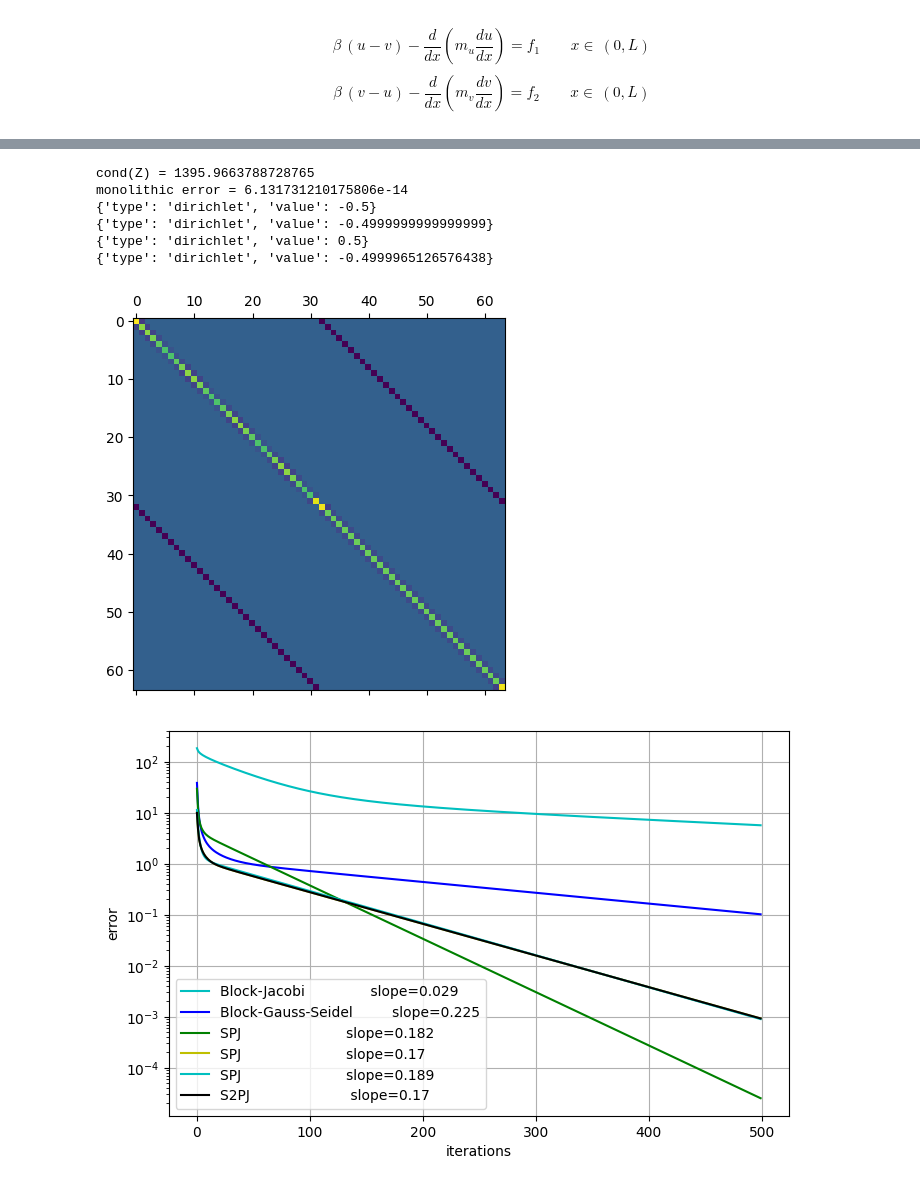
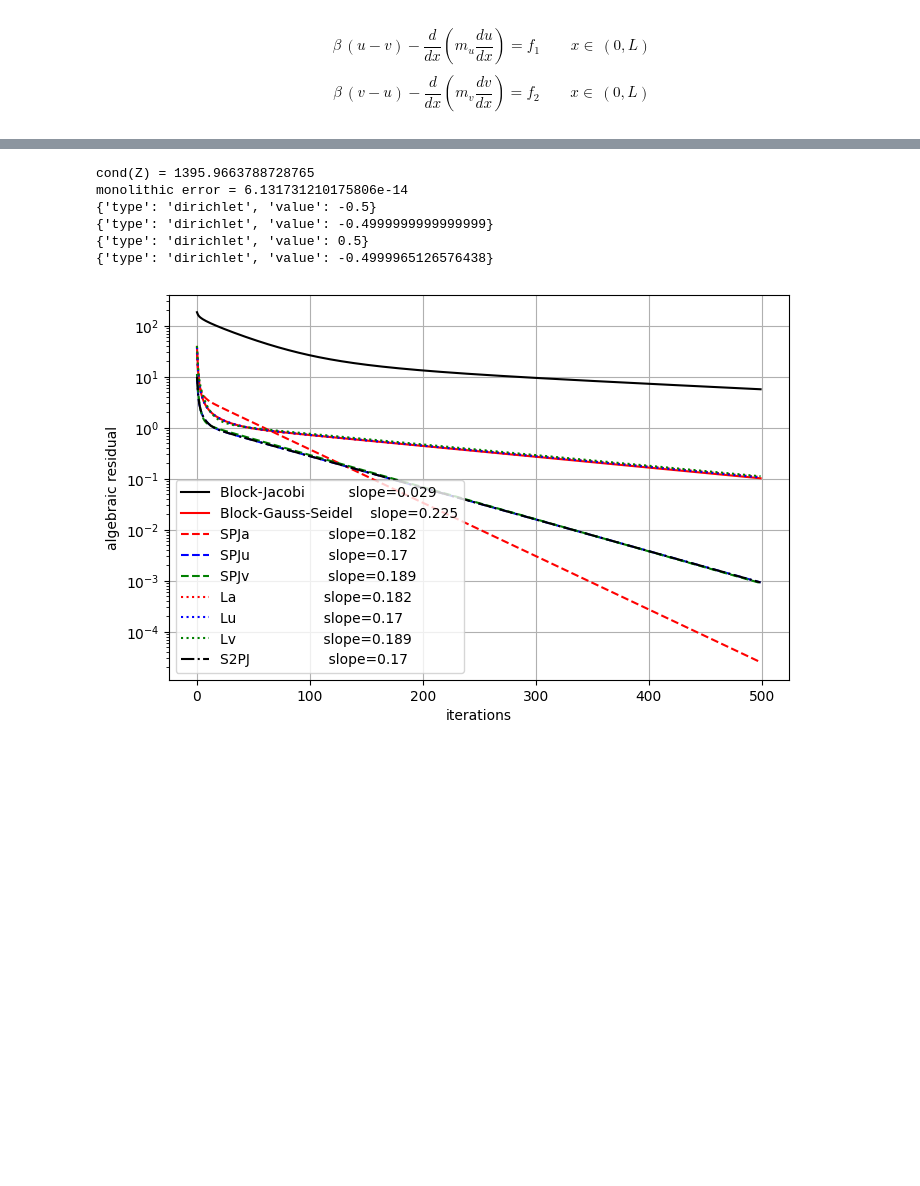
Before and after one commit to multiform-UoN/splittingschemes, a Jupyter notebook: python/fvm1D_dualPorosity.ipynb, the cells around one changed output, grey strips where cells are left out. Saved outputs shown, nothing was run; the diff lists cells and outputs as text; code cells hidden in the pictures; blank space fills up the shorter version.

```diff
--- a/python/fvm1D_dualPorosity.ipynb
+++ b/python/fvm1D_dualPorosity.ipynb
@@ -313,6 +338,9 @@ u_SPJa, v_SPJa, res_SPJa, nitfinal_SPJa = mylib.method_ShurPartialJacobi(    A,
 u_SPJu, v_SPJu, res_SPJu, nitfinal_SPJu = mylib.method_ShurPartialJacobi(    A, B, C, D, f1, f2, nit_max, toll, type='shur_on_u')
 u_SPJv, v_SPJv, res_SPJv, nitfinal_SPJv = mylib.method_ShurPartialJacobi(    A, B, C, D, f1, f2, nit_max, toll, type='shur_on_v')
 u_S2PJ, v_S2PJ, res_S2PJ, nitfinal_S2PJ = mylib.method_ShurDualPartialJacobi(A, B, C, D, f1, f2, nit_max, toll)
+u_La,   v_La,   res_La,   nitfinal_La   = mylib.method_Lscheme(A, B, C, D, f1, f2, nit_max, toll, type="both",   L=1.5)
+u_Lu,   v_Lu,   res_Lu,   nitfinal_Lu   = mylib.method_Lscheme(A, B, C, D, f1, f2, nit_max, toll, type="L_on_u", L=1.5)
+u_Lv,   v_Lv,   res_Lv,   nitfinal_Lv   = mylib.method_Lscheme(A, B, C, D, f1, f2, nit_max, toll, type="L_on_v", L=1.5)
 
 Z = Z.toarray()
 mats = [A.toarray(), B.toarray(), C.toarray(), D.toarray()]
@@ -320,61 +348,70 @@ mats_names = ['A','B','C','D']
 
 print("cond(Z) =", np.linalg.cond(Z))
 print(f"monolithic error = {np.linalg.norm(f-np.dot(Z, sol))}")
 print(leftBC_u)
 print(rightBC_u)
 print(leftBC_v)
 print(rightBC_v)
 
 
-plt.matshow(Z, aspect='equal')
+# plt.matshow(Z, aspect='equal')
 
 plt.figure(figsize=(8,5), dpi=100)
 nn = 5
-plt.semilogy(res_BJ,   'c-', label=f"Block-Jacobi               slope={np.round(-mylib.slope(res_BJ[:nn]), 3)}")
-plt.semilogy(res_BGS,  'b-', label=f"Block-Gauss-Seidel         slope={np.round(-mylib.slope(res_BGS[:nn]), 3)}")
-plt.semilogy(res_SPJa, 'g-', label=f"SPJa                       slope={np.round(-mylib.slope(res_SPJa[:nn]), 3)}", markersize=10)
-plt.semilogy(res_SPJu, 'y-', label=f"SPJu                       slope={np.round(-mylib.slope(res_SPJu[:nn]), 3)}", markersize=10)
-plt.semilogy(res_SPJv, 'c-', label=f"SPJv                       slope={np.round(-mylib.slope(res_SPJv[:nn]), 3)}", markersize=10)
-plt.semilogy(res_S2PJ, 'k-', label=f"S2PJ                       slope={np.round(-mylib.slope(res_S2PJ[:nn]), 3)}")
+plt.semilogy(res_BJ,   'k',linestyle='solid',   label=f"Block-Jacobi          slope={np.round(-mylib.slope(res_BJ[:nn]), 3)}")
+plt.semilogy(res_BGS,  'r',linestyle='solid',   label=f"Block-Gauss-Seidel    slope={np.round(-mylib.slope(res_BGS[:nn]), 3)}")
+plt.semilogy(res_SPJa, 'r',linestyle='dashed',  label=f"SPJa                  slope={np.round(-mylib.slope(res_SPJa[:nn]), 3)}")
+plt.semilogy(res_SPJu, 'b',linestyle='dashed',  label=f"SPJu                  slope={np.round(-mylib.slope(res_SPJu[:nn]), 3)}")
+plt.semilogy(res_SPJv, 'g',linestyle='dashed',  label=f"SPJv                  slope={np.round(-mylib.slope(res_SPJv[:nn]), 3)}")
+plt.semilogy(res_La,   'r',linestyle='dotted',  label=f"La                    slope={np.round(-mylib.slope(res_SPJa[:nn]), 3)}")
+plt.semilogy(res_Lu,   'b',linestyle='dotted',  label=f"Lu                    slope={np.round(-mylib.slope(res_SPJu[:nn]), 3)}")
+plt.semilogy(res_Lv,   'g',linestyle='dotted',  label=f"Lv                    slope={np.round(-mylib.slope(res_SPJv[:nn]), 3)}")
+plt.semilogy(res_S2PJ, 'k',linestyle='dashdot', label=f"S2PJ                  slope={np.round(-mylib.slope(res_S2PJ[:nn]), 3)}", markersize=10)
 plt.legend()
 plt.grid()
 plt.xlabel('iterations')
-plt.ylabel('error')
-# plt.savefig('figures/error1.pdf')
+plt.ylabel('algebraic residual')
+plt.savefig('figures/dualporosity_aresidual.pdf')
 
-fig, axs = plt.subplots(2, 1, figsize=(8,4), dpi=100, sharex=True)
-axs[0].plot(x, mylib.fvm_reconstruct_1D(u),      label='monolithic')
-axs[0].plot(x, mylib.fvm_reconstruct_1D(u_BJ),   label='BJ')
-axs[0].plot(x, mylib.fvm_reconstruct_1D(u_BGS),  label='BGS')
-axs[0].plot(x, mylib.fvm_reconstruct_1D(u_SPJa), label='SPJa')
-axs[0].plot(x, mylib.fvm_reconstruct_1D(u_SPJu), label='SPJu')
-axs[0].plot(x, mylib.fvm_reconstruct_1D(u_SPJv), label='SPJv')
-axs[0].plot(x, mylib.fvm_reconstruct_1D(u_S2PJ), label='S2PJ')
-axs[0].plot(xfine, u_sol(xfine, kwargs), 'k-.',  label=r'$u(x)$')
-axs[0].set_ylabel(r'$u$')
+# fig, axs = plt.subplots(2, 1, figsize=(8,4), dpi=100, sharex=True)
+# axs[0].plot(x, mylib.fvm_reconstruct_1D(u),      label='monolithic')
+# axs[0].plot(x, mylib.fvm_reconstruct_1D(u_BJ),   label='BJ')
+# axs[0].plot(x, mylib.fvm_reconstruct_1D(u_BGS),  label='BGS')
+# axs[0].plot(x, mylib.fvm_reconstruct_1D(u_SPJa), label='SPJa')
+# axs[0].plot(x, mylib.fvm_reconstruct_1D(u_SPJu), label='SPJu')
+# axs[0].plot(x, mylib.fvm_reconstruct_1D(u_SPJv), label='SPJv')
+# axs[0].plot(x, mylib.fvm_reconstruct_1D(u_La),   label='La')
+# axs[0].plot(x, mylib.fvm_reconstruct_1D(u_Lu),   label='Lu')
+# axs[0].plot(x, mylib.fvm_reconstruct_1D(u_Lv),   label='Lv')
+# axs[0].plot(x, mylib.fvm_reconstruct_1D(u_S2PJ), label='S2PJ')
+# axs[0].plot(xfine, u_sol(xfine, kwargs), 'k-.',  label=r'$u(x)$')
+# axs[0].set_ylabel(r'$u$')
 
-axs[1].plot(x, mylib.fvm_reconstruct_1D(v),      label='monolithic')
-axs[1].plot(x, mylib.fvm_reconstruct_1D(v_BJ),   label='BJ')
-axs[1].plot(x, mylib.fvm_reconstruct_1D(v_BGS),  label='BGS')
-axs[1].plot(x, mylib.fvm_reconstruct_1D(v_SPJa), label='SPJa')
-axs[1].plot(x, mylib.fvm_reconstruct_1D(v_SPJu), label='SPJu')
-axs[1].plot(x, mylib.fvm_reconstruct_1D(v_SPJv), label='SPJv')
-axs[1].plot(x, mylib.fvm_reconstruct_1D(v_S2PJ), label='S2PJ')
-axs[1].plot(xfine, v_sol(xfine, kwargs), 'k-.',  label=r'$v(x)$')
-axs[1].set_xlabel(r'$x$')
-axs[1].set_ylabel(r'$v$')
+# axs[1].plot(x, mylib.fvm_reconstruct_1D(v),      label='monolithic')
+# axs[1].plot(x, mylib.fvm_reconstruct_1D(v_BJ),   label='BJ')
+# axs[1].plot(x, mylib.fvm_reconstruct_1D(v_BGS),  label='BGS')
+# axs[1].plot(x, mylib.fvm_reconstruct_1D(v_SPJa), label='SPJa')
+# axs[1].plot(x, mylib.fvm_reconstruct_1D(v_SPJu), label='SPJu')
+# axs[1].plot(x, mylib.fvm_reconstruct_1D(v_SPJv), label='SPJv')
+# axs[1].plot(x, mylib.fvm_reconstruct_1D(v_La),   label='La')
+# axs[1].plot(x, mylib.fvm_reconstruct_1D(v_Lu),   label='Lu')
+# axs[1].plot(x, mylib.fvm_reconstruct_1D(v_Lv),   label='Lv')
+# axs[1].plot(x, mylib.fvm_reconstruct_1D(v_S2PJ), label='S2PJ')
+# axs[1].plot(xfine, v_sol(xfine, kwargs), 'k-.',  label=r'$v(x)$')
+# axs[1].set_xlabel(r'$x$')
+# axs[1].set_ylabel(r'$v$')
 
 for val in axs:
     val.grid()
 axs[0].legend()
+# plt.savefig('figures/dualporosity_results.pdf')
 
 plt.show()
 # %% [output]
 cond(Z) = 1395.9663788728765
 monolithic error = 6.131731210175806e-14
 {'type': 'dirichlet', 'value': -0.5}
 {'type': 'dirichlet', 'value': -0.4999999999999999}
 {'type': 'dirichlet', 'value': 0.5}
 {'type': 'dirichlet', 'value': -0.4999965126576438}
-[figure, old version]
+[figure, new version]
-[figure, removed]
```
Also changed, not shown: parts of 2 cells of this notebook, 6 other files.
